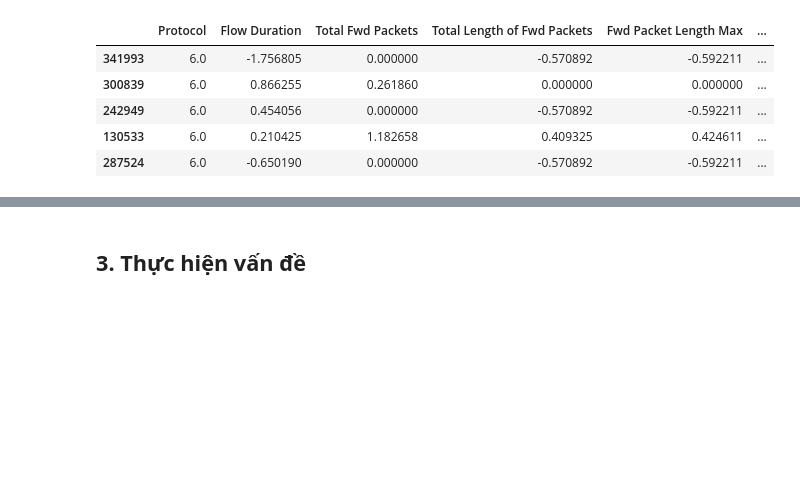
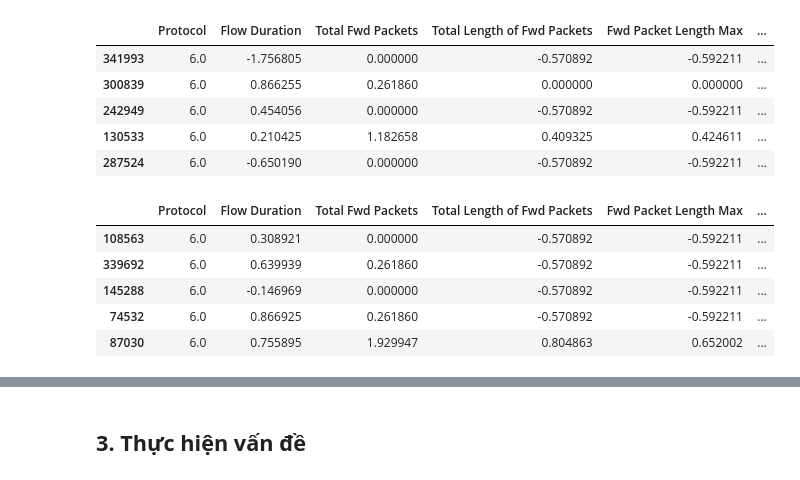
Before and after one commit to VietDQ1904/DataMining-Project-2026, a Jupyter notebook: source/model/model.ipynb, the cells around one changed output, grey strips where cells are left out. Cells and saved outputs as stored; diff of their text form; code cells hidden in the pictures; blank space fills up the shorter version.

```diff
--- a/source/model/model.ipynb
+++ b/source/model/model.ipynb
@@ -34,3 +54,13 @@ x_train.head()
 | 242949 | 6.0 | 0.454056 | 0.000000 | -0.570892 | -0.592211 | ... |
 | 130533 | 6.0 | 0.210425 | 1.182658 | 0.409325 | 0.424611 | ... |
 | 287524 | 6.0 | -0.650190 | 0.000000 | -0.570892 | -0.592211 | ... |
+# %%
+x_val = pd.read_parquet("../data_processed/x_val.parquet")
+x_val.head()
+# %% [output]
+|  | Protocol | Flow Duration | Total Fwd Packets | Total Length of Fwd Packets | Fwd Packet Length Max | ... |
+| 108563 | 6.0 | 0.308921 | 0.000000 | -0.570892 | -0.592211 | ... |
+| 339692 | 6.0 | 0.639939 | 0.261860 | -0.570892 | -0.592211 | ... |
+| 145288 | 6.0 | -0.146969 | 0.000000 | -0.570892 | -0.592211 | ... |
+| 74532 | 6.0 | 0.866925 | 0.261860 | -0.570892 | -0.592211 | ... |
+| 87030 | 6.0 | 0.755895 | 1.929947 | 0.804863 | 0.652002 | ... |
```
Also changed, not shown: parts of 17 cells of this notebook, 9 other files.
